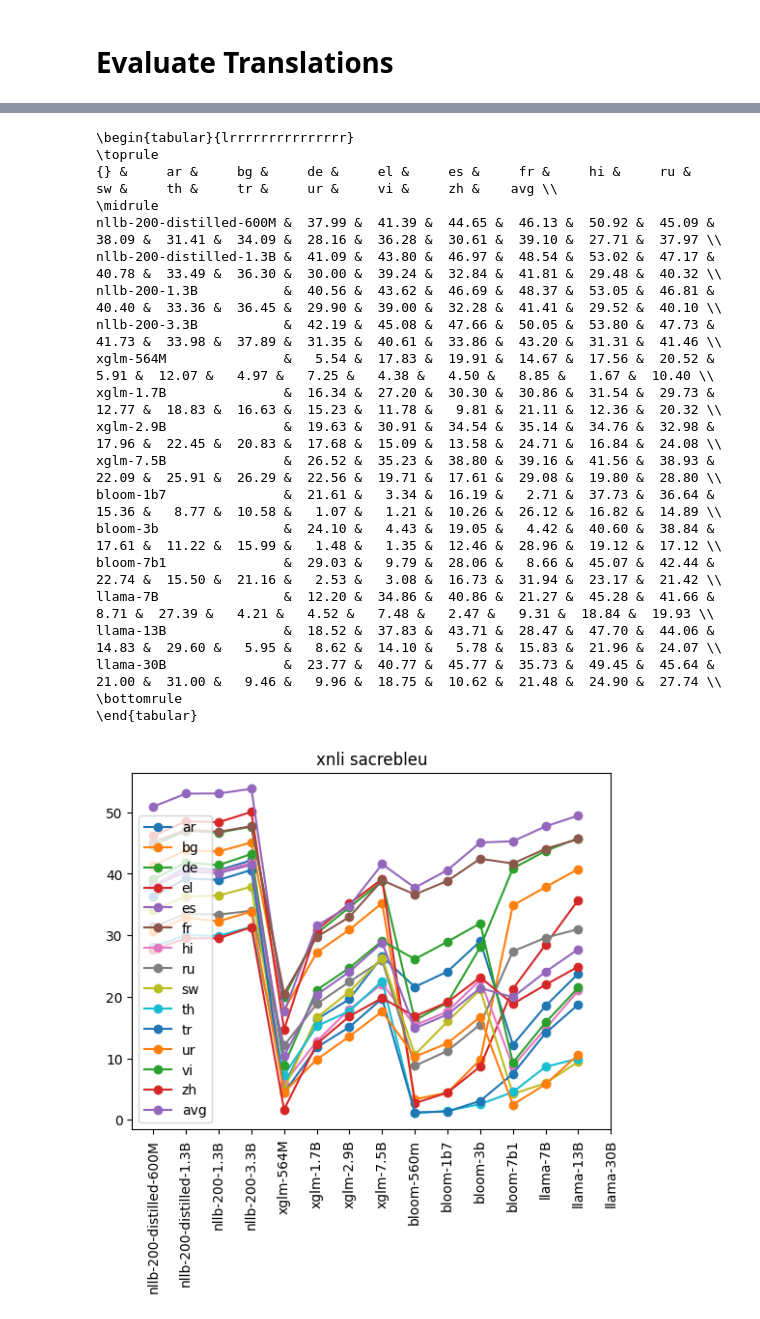
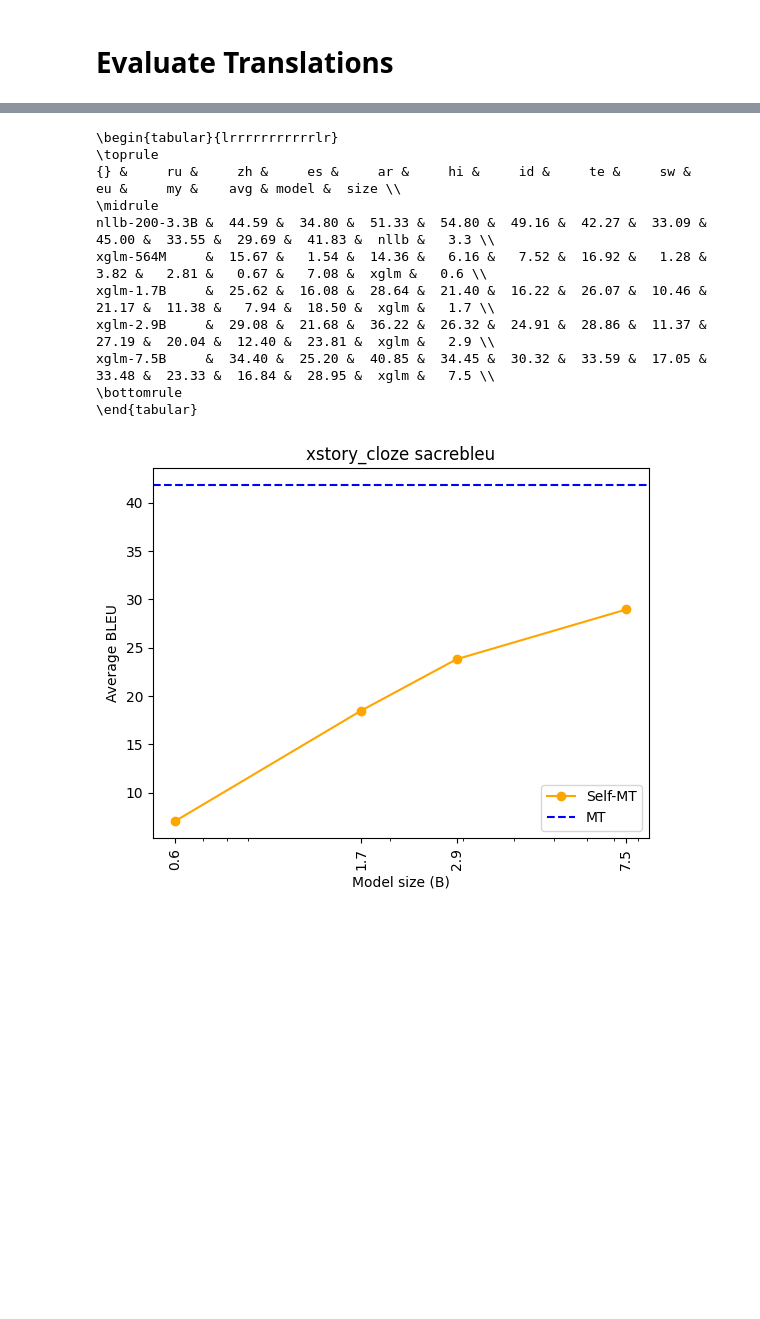
Before and after one commit to juletx/self-translate, a Jupyter notebook: translate/evaluate_translations.ipynb, the cells around one changed output, grey strips where cells are left out. Drawn from its saved outputs; the diff is of its cells as text; code cells hidden in the pictures; blank space fills up the shorter version.

```diff
--- a/translate/evaluate_translations.ipynb
+++ b/translate/evaluate_translations.ipynb
@@ -34,6 +34,26 @@ _MODELS = [
     #"open_llama_7b",
     #"open_llama_13b",
 ]
+# %%
+_MODELS = [
+    "nllb-200-3.3B",
+    "xglm-564M",
+    "xglm-1.7B",
+    "xglm-2.9B",
+    "xglm-7.5B",
+]
+
+model_sizes = {
+    "nllb": [3.3],
+    "xglm": [0.6, 1.7, 2.9, 7.5],
+}
+
+model_names_all = ["nllb"] + ["xglm"] * 4
+
+# list including all models
+model_sizes_all = []
+for sizes in model_sizes.values():
+    model_sizes_all += sizes
 # %%
 # Get results from metrics folder
 
@@ -82,13 +127,24 @@ for metric in ["sacrebleu", "chrf++", "comet"]:
 import matplotlib.pyplot as plt
 import pandas as pd
 
-for metric in ["sacrebleu", "chrf++", "comet"]:
-    for dataset_name in metrics_dict_split[metric]:
-        df = pd.DataFrame(metrics_dict_split[metric][dataset_name]).T
-        display(df)
-        print(df.to_latex())
-        # x labels vertical
-        df.plot(title=f"{dataset_name} {metric}", marker="o")
-        plt.xticks(range(len(_MODELS)), _MODELS, rotation="vertical");
-        plt.show()
+def get_dataframes_model(model_name):
+    for metric in ["sacrebleu"]: # ["sacrebleu", "chrf++", "comet"]
+        df_avg = pd.DataFrame({"model": _MODELS}, index=_MODELS)
+        for dataset_name in metrics_dict_split[metric]:
+            df = pd.DataFrame(metrics_dict_split[metric][dataset_name]).T
+            df_avg[dataset_name] = df["avg"]
+            df["model"] = model_names_all
+            df["size"] = model_sizes_all
+            display(df)
+            print(df.to_latex())
+            # x labels vertical
+            plot_size_df_datasets(df, model_name, f"{dataset_name} {metric}")
+        df_avg["avg"] = df_avg.mean(axis=1).round(1)
+        df_avg["model"] = model_names_all
+        df_avg["size"] = model_sizes_all
+        display(df_avg)
+        print(df_avg.to_latex(index=False))
+        plot_size_df_datasets(df_avg, model_name, title="")
+
+get_dataframes_model("xglm")
 # %% [output]
@@ -110,21 +157,12 @@ for metric in ["sacrebleu", "chrf++", "comet"]:
-\begin{tabular}{lrrrrrrrrrrrrrrr}
+\begin{tabular}{lrrrrrrrrrrrlr}
 \toprule
-{} &     ar &     bg &     de &     el &     es &     fr &     hi &     ru &     sw &     th &     tr &     ur &     vi &     zh &    avg \\
+{} &     ru &     zh &     es &     ar &     hi &     id &     te &     sw &     eu &     my &    avg & model &  size \\
 \midrule
-nllb-200-distilled-600M &  37.99 &  41.39 &  44.65 &  46.13 &  50.92 &  45.09 &  38.09 &  31.41 &  34.09 &  28.16 &  36.28 &  30.61 &  39.10 &  27.71 &  37.97 \\
-nllb-200-distilled-1.3B &  41.09 &  43.80 &  46.97 &  48.54 &  53.02 &  47.17 &  40.78 &  33.49 &  36.30 &  30.00 &  39.24 &  32.84 &  41.81 &  29.48 &  40.32 \\
-nllb-200-1.3B           &  40.56 &  43.62 &  46.69 &  48.37 &  53.05 &  46.81 &  40.40 &  33.36 &  36.45 &  29.90 &  39.00 &  32.28 &  41.41 &  29.52 &  40.10 \\
-nllb-200-3.3B           &  42.19 &  45.08 &  47.66 &  50.05 &  53.80 &  47.73 &  41.73 &  33.98 &  37.89 &  31.35 &  40.61 &  33.86 &  43.20 &  31.31 &  41.46 \\
-xglm-564M               &   5.54 &  17.83 &  19.91 &  14.67 &  17.56 &  20.52 &   5.91 &  12.07 &   4.97 &   7.25 &   4.38 &   4.50 &   8.85 &   1.67 &  10.40 \\
-xglm-1.7B               &  16.34 &  27.20 &  30.30 &  30.86 &  31.54 &  29.73 &  12.77 &  18.83 &  16.63 &  15.23 &  11.78 &   9.81 &  21.11 &  12.36 &  20.32 \\
-xglm-2.9B               &  19.63 &  30.91 &  34.54 &  35.14 &  34.76 &  32.98 &  17.96 &  22.45 &  20.83 &  17.68 &  15.09 &  13.58 &  24.71 &  16.84 &  24.08 \\
-xglm-7.5B               &  26.52 &  35.23 &  38.80 &  39.16 &  41.56 &  38.93 &  22.09 &  25.91 &  26.29 &  22.56 &  19.71 &  17.61 &  29.08 &  19.80 &  28.80 \\
-bloom-1b7               &  21.61 &   3.34 &  16.19 &   2.71 &  37.73 &  36.64 &  15.36 &   8.77 &  10.58 &   1.07 &   1.21 &  10.26 &  26.12 &  16.82 &  14.89 \\
-bloom-3b                &  24.10 &   4.43 &  19.05 &   4.42 &  40.60 &  38.84 &  17.61 &  11.22 &  15.99 &   1.48 &   1.35 &  12.46 &  28.96 &  19.12 &  17.12 \\
-bloom-7b1               &  29.03 &   9.79 &  28.06 &   8.66 &  45.07 &  42.44 &  22.74 &  15.50 &  21.16 &   2.53 &   3.08 &  16.73 &  31.94 &  23.17 &  21.42 \\
-llama-7B                &  12.20 &  34.86 &  40.86 &  21.27 &  45.28 &  41.66 &   8.71 &  27.39 &   4.21 &   4.52 &   7.48 &   2.47 &   9.31 &  18.84 &  19.93 \\
-llama-13B               &  18.52 &  37.83 &  43.71 &  28.47 &  47.70 &  44.06 &  14.83 &  29.60 &   5.95 &   8.62 &  14.10 &   5.78 &  15.83 &  21.96 &  24.07 \\
-llama-30B               &  23.77 &  40.77 &  45.77 &  35.73 &  49.45 &  45.64 &  21.00 &  31.00 &   9.46 &   9.96 &  18.75 &  10.62 &  21.48 &  24.90 &  27.74 \\
+nllb-200-3.3B &  44.59 &  34.80 &  51.33 &  54.80 &  49.16 &  42.27 &  33.09 &  45.00 &  33.55 &  29.69 &  41.83 &  nllb &   3.3 \\
+xglm-564M     &  15.67 &   1.54 &  14.36 &   6.16 &   7.52 &  16.92 &   1.28 &   3.82 &   2.81 &   0.67 &   7.08 &  xglm &   0.6 \\
+xglm-1.7B     &  25.62 &  16.08 &  28.64 &  21.40 &  16.22 &  26.07 &  10.46 &  21.17 &  11.38 &   7.94 &  18.50 &  xglm &   1.7 \\
+xglm-2.9B     &  29.08 &  21.68 &  36.22 &  26.32 &  24.91 &  28.86 &  11.37 &  27.19 &  20.04 &  12.40 &  23.81 &  xglm &   2.9 \\
+xglm-7.5B     &  34.40 &  25.20 &  40.85 &  34.45 &  30.32 &  33.59 &  17.05 &  33.48 &  23.33 &  16.84 &  28.95 &  xglm &   7.5 \\
 \bottomrule
 \end{tabular}
-[figure, old version]
+[figure, new version]
```
Also changed, not shown: parts of 3 cells of this notebook, 5 other files.
